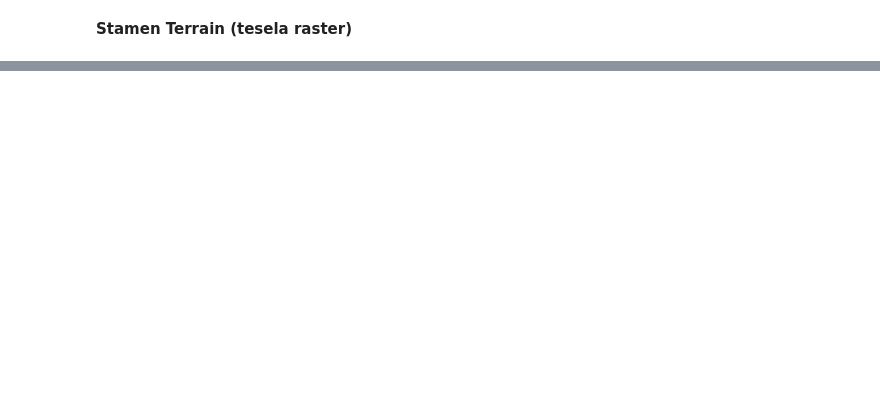
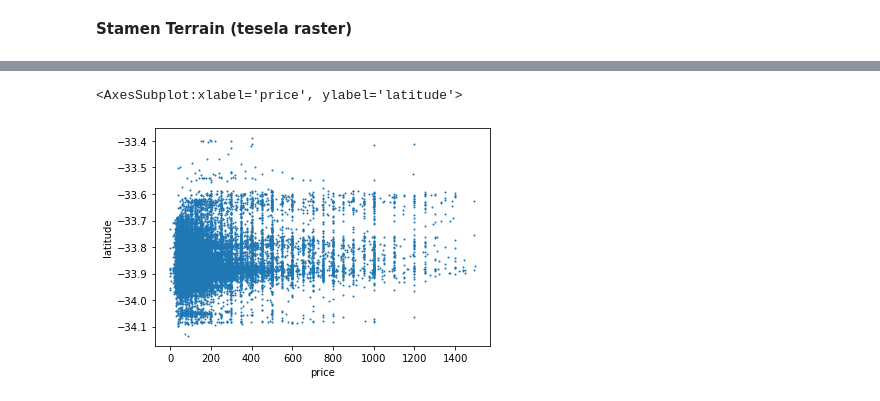
Before and after one commit to stph89/AirBnB_Data_Visualizations_Streamlit, a Jupyter notebook: Sidney_AirBnB_Project.ipynb, the cells around one changed output, grey strips where cells are left out. Cells and saved outputs as stored; diff of their text form; code cells hidden in the pictures; blank space fills up the shorter version.

```diff
--- a/Sidney_AirBnB_Project.ipynb
+++ b/Sidney_AirBnB_Project.ipynb
@@ -292,0 +351,5 @@ m
+# %%
+df_fil2.plot.scatter(x = 'price', y = 'latitude', s = 1)
+# %% [output]
+<AxesSubplot:xlabel='price', ylabel='latitude'>
+[figure, added]
```
Also changed, not shown: parts of 76 cells of this notebook.
